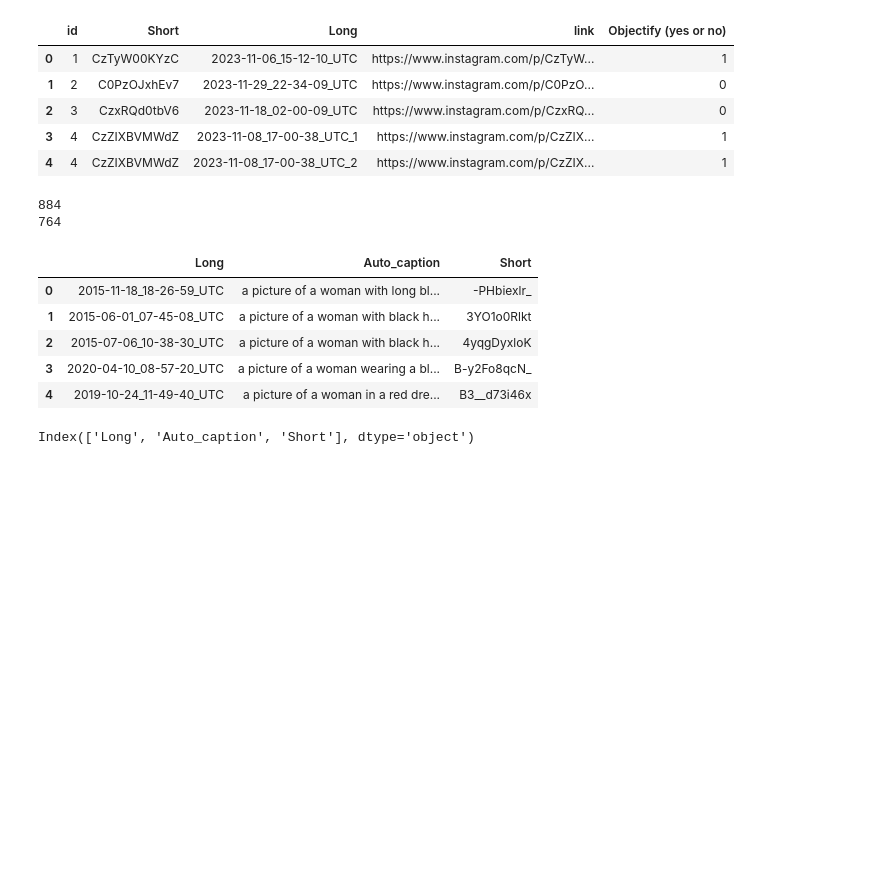
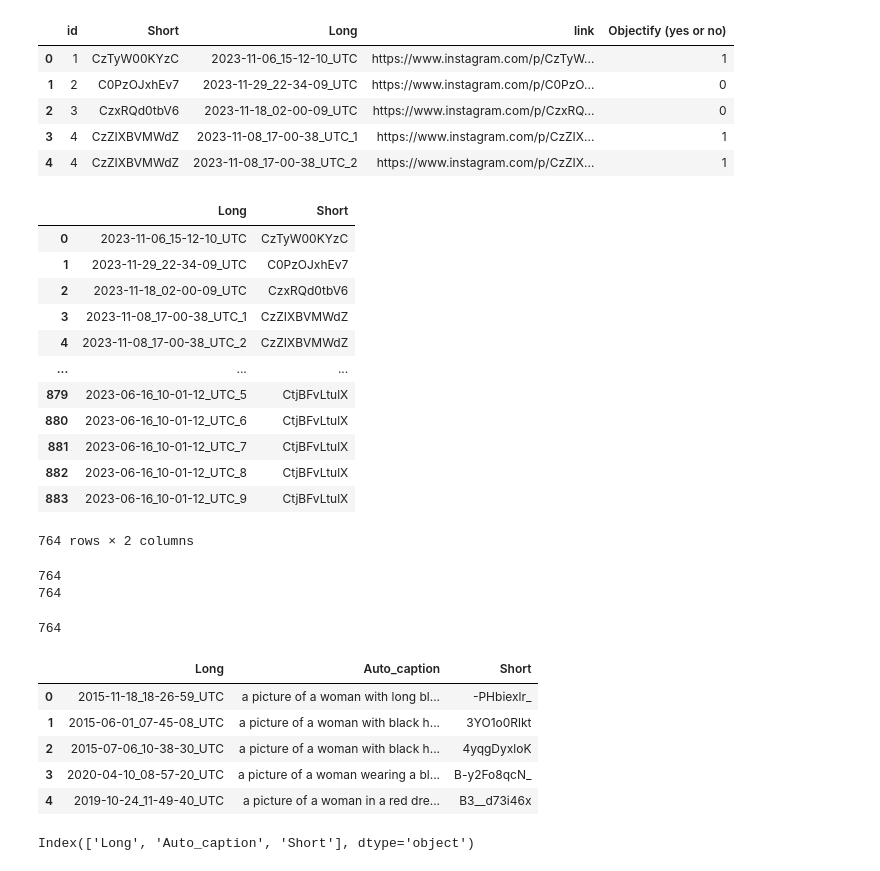
Before and after one commit to danielgvb/network_science, a Jupyter notebook: 3_wrangling/3_join_captioning.ipynb, the cells around one changed output. Drawn from its saved outputs; the diff is of its cells as text; code cells hidden in the pictures; blank space fills up the shorter version.

```diff
--- a/3_wrangling/3_join_captioning.ipynb
+++ b/3_wrangling/3_join_captioning.ipynb
@@ -39,18 +39,35 @@ df_codes.head()
 | 3 | 4 | CzZIXBVMWdZ | 2023-11-08_17-00-38_UTC_1 | https://www.instagram.com/p/CzZIX... | 1 |
 | 4 | 4 | CzZIXBVMWdZ | 2023-11-08_17-00-38_UTC_2 | https://www.instagram.com/p/CzZIX... | 1 |
 # %%
-df_codes = df_codes[['Long', 'Short']]
+df_codes = df_codes.drop_duplicates(subset='Long')
+df_codes
+# %% [output]
+|  | Long | Short |
+| 0 | 2023-11-06_15-12-10_UTC | CzTyW00KYzC |
+| 1 | 2023-11-29_22-34-09_UTC | C0PzOJxhEv7 |
+| 2 | 2023-11-18_02-00-09_UTC | CzxRQd0tbV6 |
+| 3 | 2023-11-08_17-00-38_UTC_1 | CzZIXBVMWdZ |
+| 4 | 2023-11-08_17-00-38_UTC_2 | CzZIXBVMWdZ |
+| ... | ... | ... |
+| 879 | 2023-06-16_10-01-12_UTC_5 | CtjBFvLtulX |
+| 880 | 2023-06-16_10-01-12_UTC_6 | CtjBFvLtulX |
+| 881 | 2023-06-16_10-01-12_UTC_7 | CtjBFvLtulX |
+| 882 | 2023-06-16_10-01-12_UTC_8 | CtjBFvLtulX |
+| 883 | 2023-06-16_10-01-12_UTC_9 | CtjBFvLtulX |
+764 rows × 2 columns
 # %%
 print(len(df_codes))
 print(len(df_autogen))
 # %% [output]
-884
 764
+764
 # %%
 # merge dataframes to get shortcodes
 df_merge1 = df_autogen.merge(df_codes, how ='left', on = 'Long')
+print(len(df_merge1))
 df_merge1.head()
 # %% [output]
+764
 |  | Long | Auto_caption | Short |
 | 0 | 2015-11-18_18-26-59_UTC | a picture of a woman with long bl... | -PHbiexlr_ |
 | 1 | 2015-06-01_07-45-08_UTC | a picture of a woman with black h... | 3YO1o0Rlkt |
```
Also changed, not shown: parts of 4 cells of this notebook, 5 other files.
